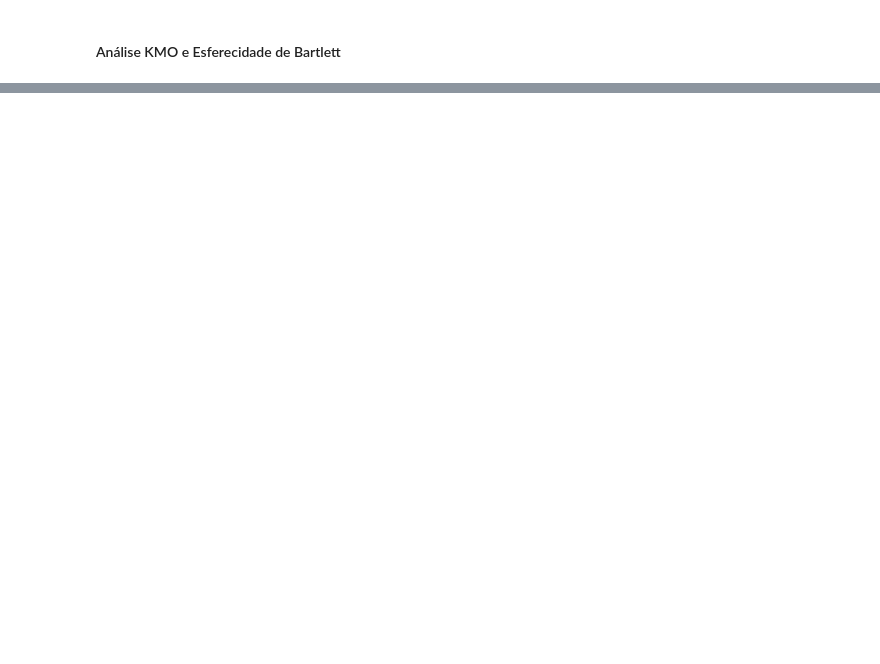
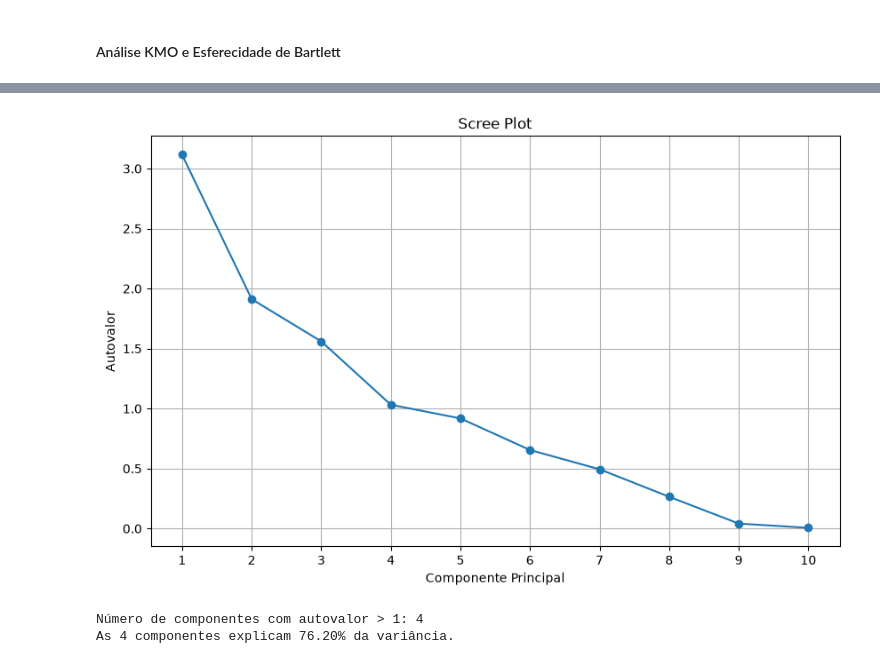
Before and after one commit to guilherme-hermano/PCA-AR, a Jupyter notebook: main_notebook.ipynb, the cells around one changed output, grey strips where cells are left out. Saved outputs shown, nothing was run; the diff lists cells and outputs as text; code cells hidden in the pictures; blank space fills up the shorter version.

```diff
--- a/main_notebook.ipynb
+++ b/main_notebook.ipynb
@@ -217,0 +179,10 @@ p-valor: 0.0000000000e+00
+# %%
+# Padronização dos dados:
+scaler = StandardScaler()
+X_scaled = scaler.fit_transform(X)
+X_scaled = pd.DataFrame(
+    X_scaled,
+    columns=X.columns,
+    index=X.index
+)
+X_scaled.head()
@@ -217,0 +196,20 @@ p-valor: 0.0000000000e+00
+# %%
+pca = PCA()
+X_pca = pca.fit_transform(X_scaled)
+autovalores = pca.explained_variance_ # Calcula os autovalores
+print(autovalores) # Exibe os autovalores
+variancia_explicada = pca.explained_variance_ratio_ # Calcula a variância
+print(variancia_explicada) # Exibe a variância explicada
+
+tabela_pca = pd.DataFrame({
+    "Componente": range(1, len(autovalores) + 1),
+    "Autovalor": autovalores,
+    "% Variância": variancia_explicada * 100,
+    "% Variância Acumulada": np.cumsum(variancia_explicada) * 100
+}) # Cria uma tabela com os resultados das variancias explicadas e acumuladas do PCA
+
+tabela_pca
+
+# Adotando o critério autovalor > 1, podemos observar que os 4 primeiros componentes principais são significativos,
+# pois possuem autovalores maiores que 1. Além disso, a variância explicada acumulada pelos 4 primeiros componentes é de aproximadamente 80%,
+# o que indica que esses componentes retêm a maior parte da informação presente nos dados originais.
@@ -217,0 +232,38 @@ p-valor: 0.0000000000e+00
+# %%
+# Scree plot
+plt.figure(figsize=(10, 6))
+plt.plot(
+    range(1, len(autovalores) + 1),
+    autovalores,
+    marker="o"
+)
+plt.xlabel("Componente Principal")
+plt.ylabel("Autovalor")
+plt.title("Scree Plot")
+plt.xticks(range(1, len(autovalores) + 1))
+plt.grid()
+
+plt.show()
+# %% [output]
+[figure, added]
+# %%
+# Critério de Kaiser:
+componentes_kaiser = np.sum(autovalores > 1)
+print(
+    f"Número de componentes com autovalor > 1: "
+    f"{componentes_kaiser}"
+)
+
+# Verificando a variância acumulada
+n_componentes = componentes_kaiser
+variancia_acumulada = (
+    np.sum(variancia_explicada[:n_componentes]) * 100
+)
+
+print(
+    f"As {n_componentes} componentes explicam "
+    f"{variancia_acumulada:.2f}% da variância."
+)
+# %% [output]
+Número de componentes com autovalor > 1: 4
+As 4 componentes explicam 76.20% da variância.
```
Also changed, not shown: parts of 21 cells of this notebook.
